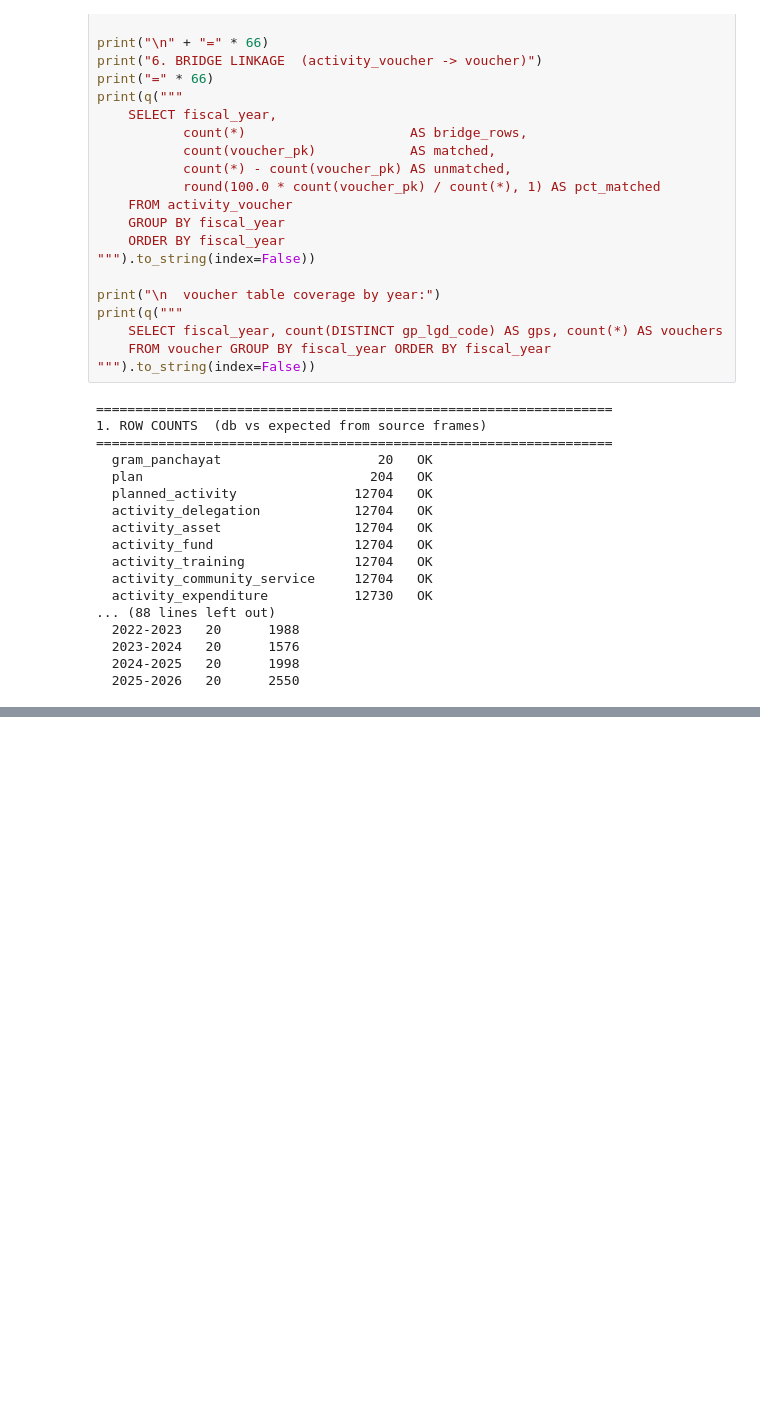
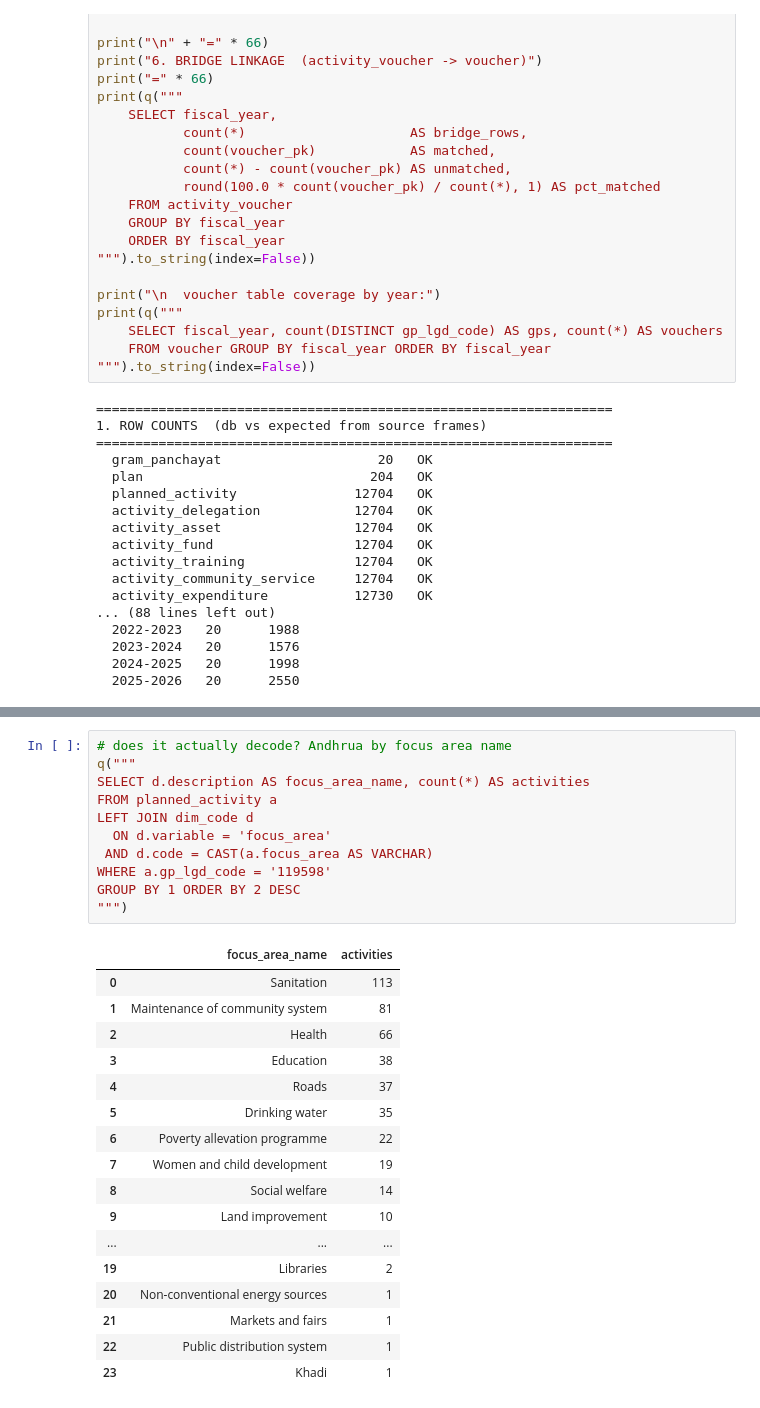
Before and after one commit to Data-Policy-and-Innovation-Centre/ai-for-panchayats, a Jupyter notebook: notebooks/duckdb_database_2.ipynb, the cells around one changed output, grey strips where cells are left out. Saved outputs shown, nothing was run; the diff lists cells and outputs as text; blank space fills up the shorter version.

```diff
--- a/notebooks/duckdb_database_2.ipynb
+++ b/notebooks/duckdb_database_2.ipynb
@@ -882,0 +1172,29 @@ print(q("""
+# %%
+# does it actually decode? Andhrua by focus area name
+q("""
+SELECT d.description AS focus_area_name, count(*) AS activities
+FROM planned_activity a
+LEFT JOIN dim_code d
+  ON d.variable = 'focus_area'
+ AND d.code = CAST(a.focus_area AS VARCHAR)
+WHERE a.gp_lgd_code = '119598'
+GROUP BY 1 ORDER BY 2 DESC
+""")
+# %% [output]
+|  | focus_area_name | activities |
+| 0 | Sanitation | 113 |
+| 1 | Maintenance of community system | 81 |
+| 2 | Health | 66 |
+| 3 | Education | 38 |
+| 4 | Roads | 37 |
+| 5 | Drinking water | 35 |
+| 6 | Poverty allevation programme | 22 |
+| 7 | Women and child development | 19 |
+| 8 | Social welfare | 14 |
+| 9 | Land improvement | 10 |
+| ... | ... | ... |
+| 19 | Libraries | 2 |
+| 20 | Non-conventional energy sources | 1 |
+| 21 | Markets and fairs | 1 |
+| 22 | Public distribution system | 1 |
+| 23 | Khadi | 1 |
```
Also changed, not shown: parts of 13 cells of this notebook, 1 other file.
